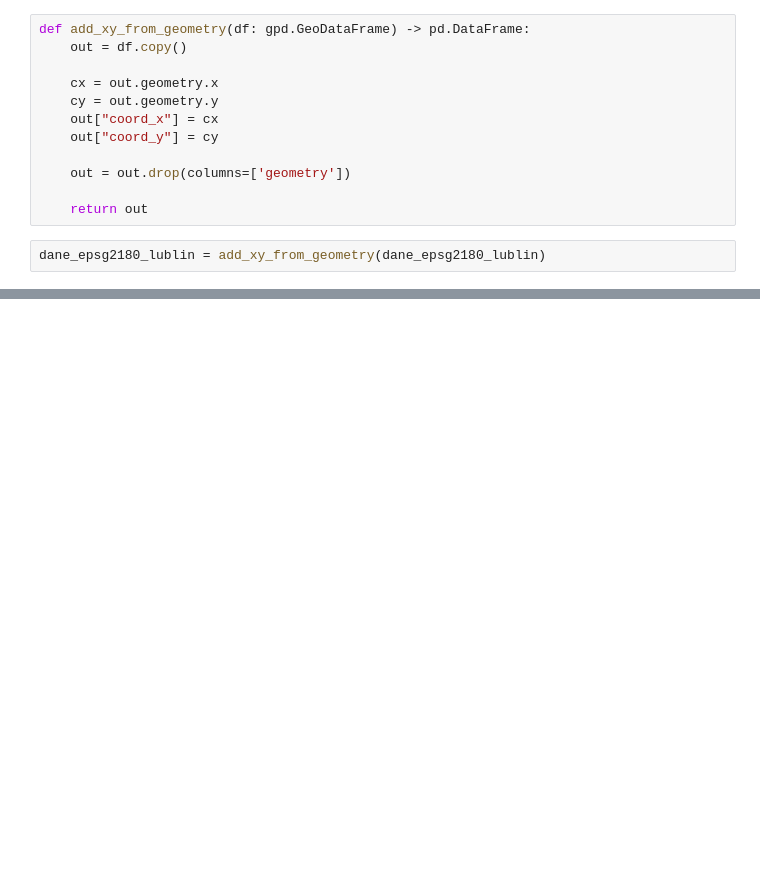
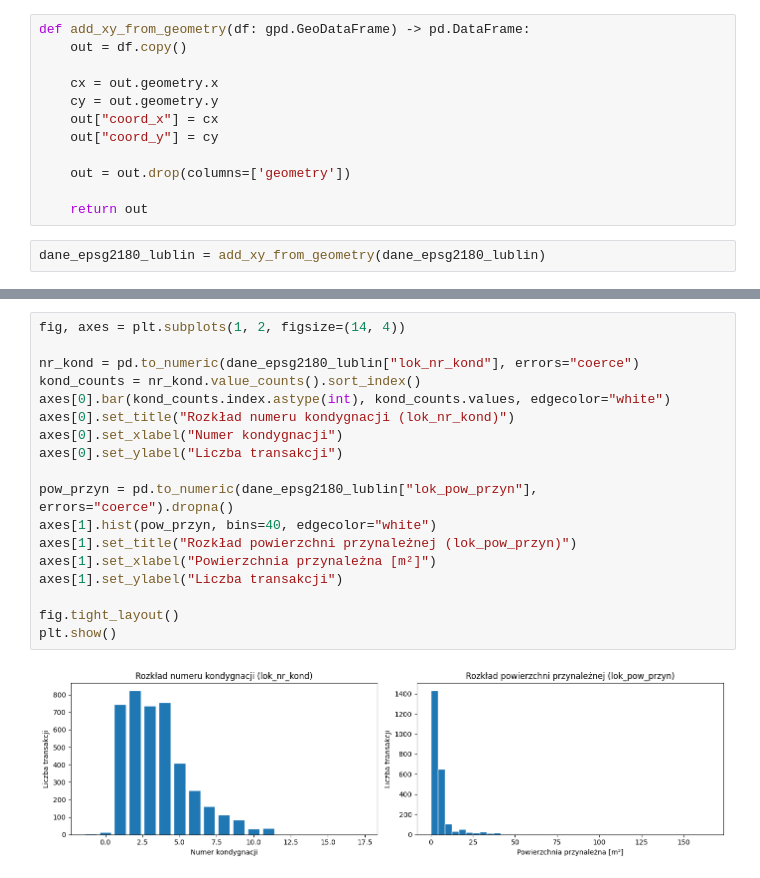
Before and after one commit to dron-mjk/LublinRCN, a Jupyter notebook: clean_data.ipynb, the cells around one changed output, grey strips where cells are left out. Drawn from its saved outputs; the diff is of its cells as text; blank space fills up the shorter version.

```diff
--- a/clean_data.ipynb
+++ b/clean_data.ipynb
@@ -147,0 +232,20 @@ dane_epsg2180_lublin.to_parquet("dane.parquet")
+# %%
+fig, axes = plt.subplots(1, 2, figsize=(14, 4))
+
+nr_kond = pd.to_numeric(dane_epsg2180_lublin["lok_nr_kond"], errors="coerce")
+kond_counts = nr_kond.value_counts().sort_index()
+axes[0].bar(kond_counts.index.astype(int), kond_counts.values, edgecolor="white")
+axes[0].set_title("Rozkład numeru kondygnacji (lok_nr_kond)")
+axes[0].set_xlabel("Numer kondygnacji")
+axes[0].set_ylabel("Liczba transakcji")
+
+pow_przyn = pd.to_numeric(dane_epsg2180_lublin["lok_pow_przyn"], errors="coerce").dropna()
+axes[1].hist(pow_przyn, bins=40, edgecolor="white")
+axes[1].set_title("Rozkład powierzchni przynależnej (lok_pow_przyn)")
+axes[1].set_xlabel("Powierzchnia przynależna [m²]")
+axes[1].set_ylabel("Liczba transakcji")
+
+fig.tight_layout()
+plt.show()
+# %% [output]
+[figure, added]
```
Also changed, not shown: parts of 44 cells of this notebook, 24 other files.
